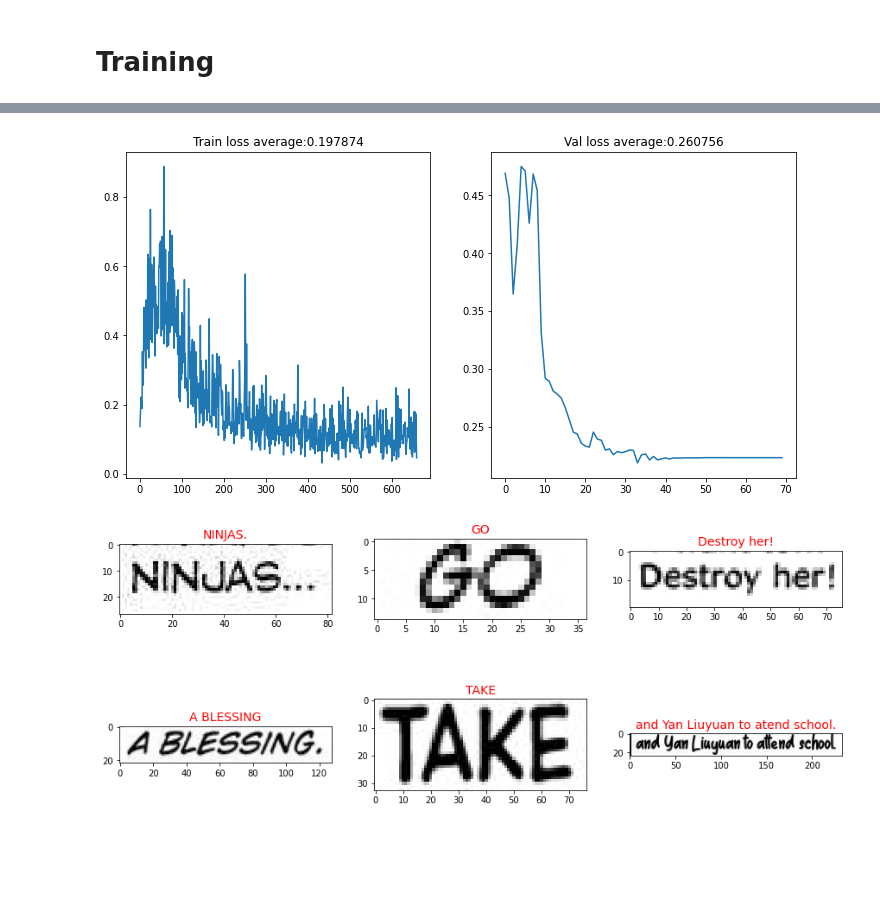
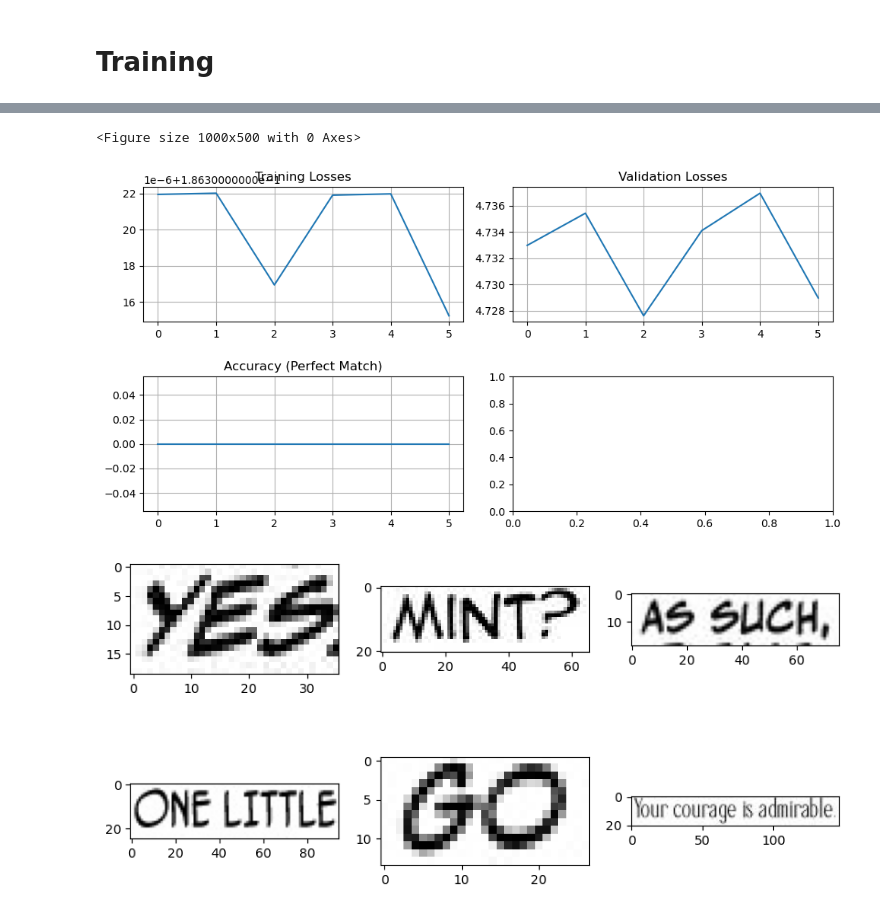
Before and after one commit to wanasit/comic-ocr, a Jupyter notebook: notebooks/Train Recognition Model (default, CRNN small).ipynb, the cells around one changed output, grey strips where cells are left out. Saved outputs shown, nothing was run; the diff lists cells and outputs as text; code cells hidden in the pictures; blank space fills up the shorter version.

```diff
--- a/notebooks/Train Recognition Model (default, CRNN small).ipynb
+++ b/notebooks/Train Recognition Model (default, CRNN small).ipynb
@@ -74,15 +55,10 @@ generated_dataset 3139
 # %%
-# Load annotated dataset
-path_annotated_dataset = get_path_project_dir('data/manga_line_annotated')
-print('path_annotated_dataset', os.path.abspath(path_annotated_dataset))
-
-
-annotated_dataset = RecognitionDataset.load_annotated_dataset(model,
-    path_annotated_dataset, random_padding_copy_count=5)
-print('annotated_dataset', len(annotated_dataset))
+dataset_annotated_path = get_path_project_dir('data/manga_line_annotated')
+dataset_annotated = recognition.RecognitionDataset.load_annotated_dataset(dataset_annotated_path)
+print('dataset_annotated', len(dataset_annotated))
 
 show_images(
-    [annotated_dataset.get_line_image(0), annotated_dataset.get_line_image(1), annotated_dataset.get_line_image(-1)],
-    [annotated_dataset.get_line_text(0), annotated_dataset.get_line_text(1), annotated_dataset.get_line_text(-1)],
+    [dataset_annotated.get_line_image(0), dataset_annotated.get_line_image(1), dataset_annotated.get_line_image(-1)],
+    [dataset_annotated.get_line_text(0), dataset_annotated.get_line_text(1), dataset_annotated.get_line_text(-1)],
 )
 # %% [output]
@@ -147,17 +140,22 @@ show_example(model, [
+# %%
+device = torch.device('cpu')
+if torch.cuda.is_available():
+    device = torch.device('cuda')
 # %%
 #validation_dataset = validation_dataset.subset(to_idx=10)
 #training_dataset = training_dataset.subset(to_idx=50)
 
-trains_losses, validation_losses = train(model,
-      training_dataset=training_dataset,
-      validation_dataset=validation_dataset,
-      epoch_count=10,
-      batch_size=50,
-      epoch_callback=save_and_report,
-      update_callback=save_and_report,
-      update_every_n=500,
-      validation_every_n=500
-)
+_ = train(
+    model_name, model,
+    train_dataset=training_dataset,
+    train_device=device,
+    validate_dataset=validation_dataset,
+    validate_device=device,
+    update_callback=save_and_report,
+    update_every_n=50,
+    batch_size=20,
+    train_epoch_count=10)
 # %% [output]
+<Figure size 1000x500 with 0 Axes>
-[figure, old version]
+[figure, new version]
-[figure, old version]
+[figure, new version]
```
Also changed, not shown: parts of 14 cells of this notebook, 17 other files.
